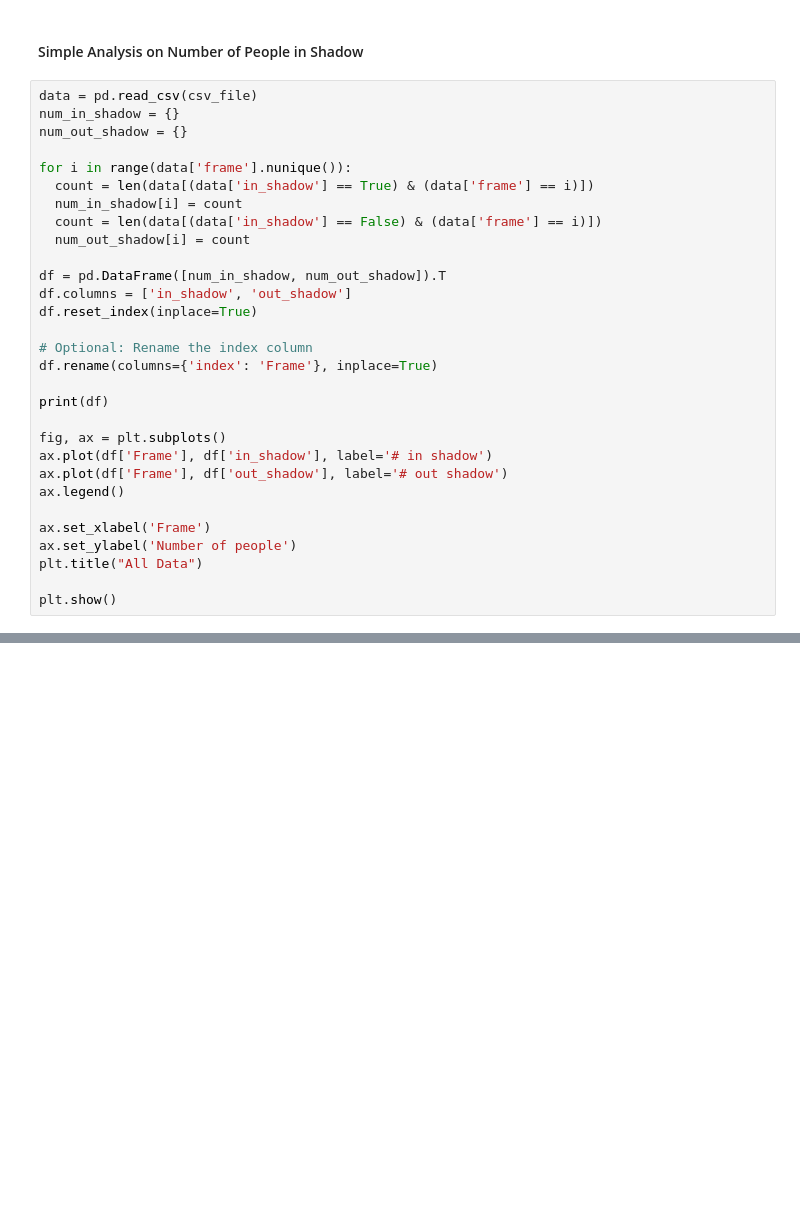
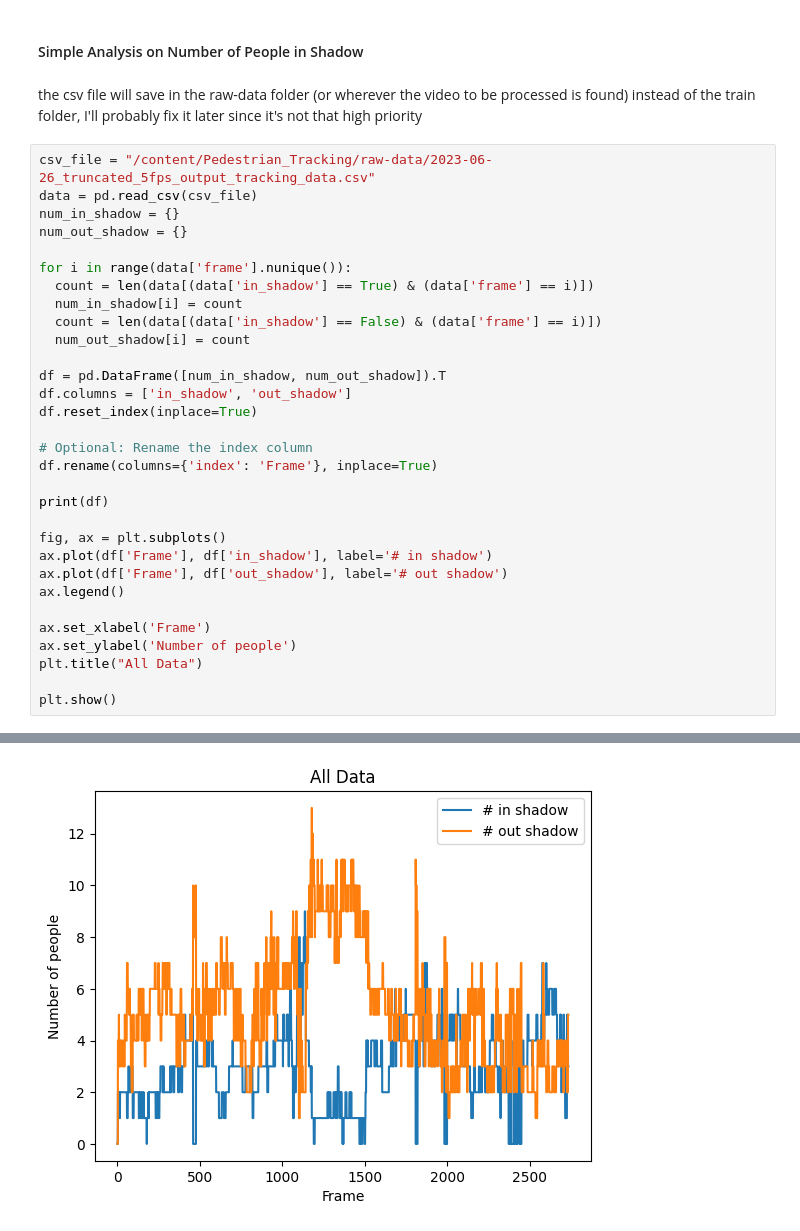
Before and after one commit to wendycao411/Pedestrian_Tracking, a Jupyter notebook: Pedestrian_Tracking.ipynb, the cells around one changed output, grey strips where cells are left out. Saved outputs shown, nothing was run; the diff lists cells and outputs as text; blank space fills up the shorter version.

```diff
--- a/Pedestrian_Tracking.ipynb
+++ b/Pedestrian_Tracking.ipynb
@@ -257,7 +281,10 @@ import pandas as pd
 import matplotlib.pyplot as plt
 # %% [markdown]
 #### Simple Analysis on Number of People in Shadow
+# %% [markdown]
+the csv file will save in the raw-data folder (or wherever the video to be processed is found) instead of the train folder, I'll probably fix it later since it's not that high priority
 # %%
+csv_file = "/content/Pedestrian_Tracking/raw-data/2023-06-26_truncated_5fps_output_tracking_data.csv"
 data = pd.read_csv(csv_file)
 num_in_shadow = {}
 num_out_shadow = {}
@@ -287,3 +314,4 @@ ax.set_ylabel('Number of people')
 plt.title("All Data")
 
 plt.show()
+# %% [output]
@@ -290,3 +332,4 @@ plt.show()
+[figure, added]
 # %%
 # Calculate the moving average for 'out_shadow'
 #edit window
```
Also changed, not shown: parts of 11 cells of this notebook.
